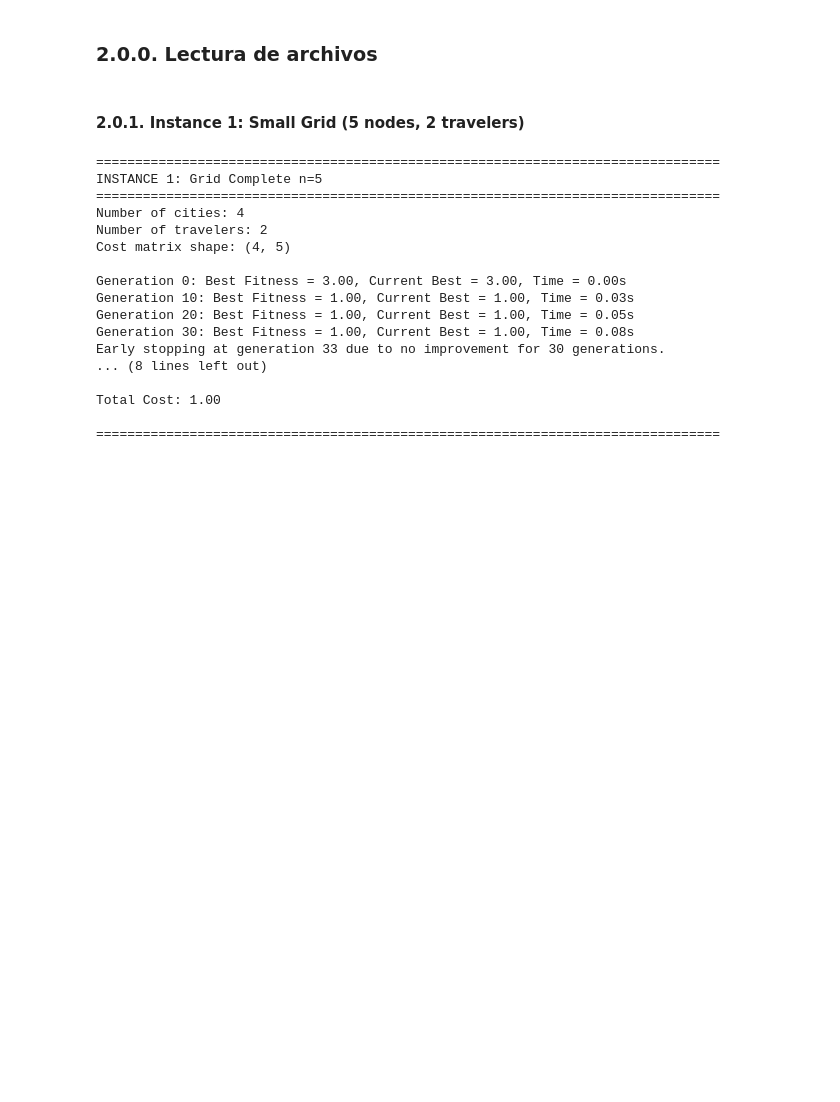
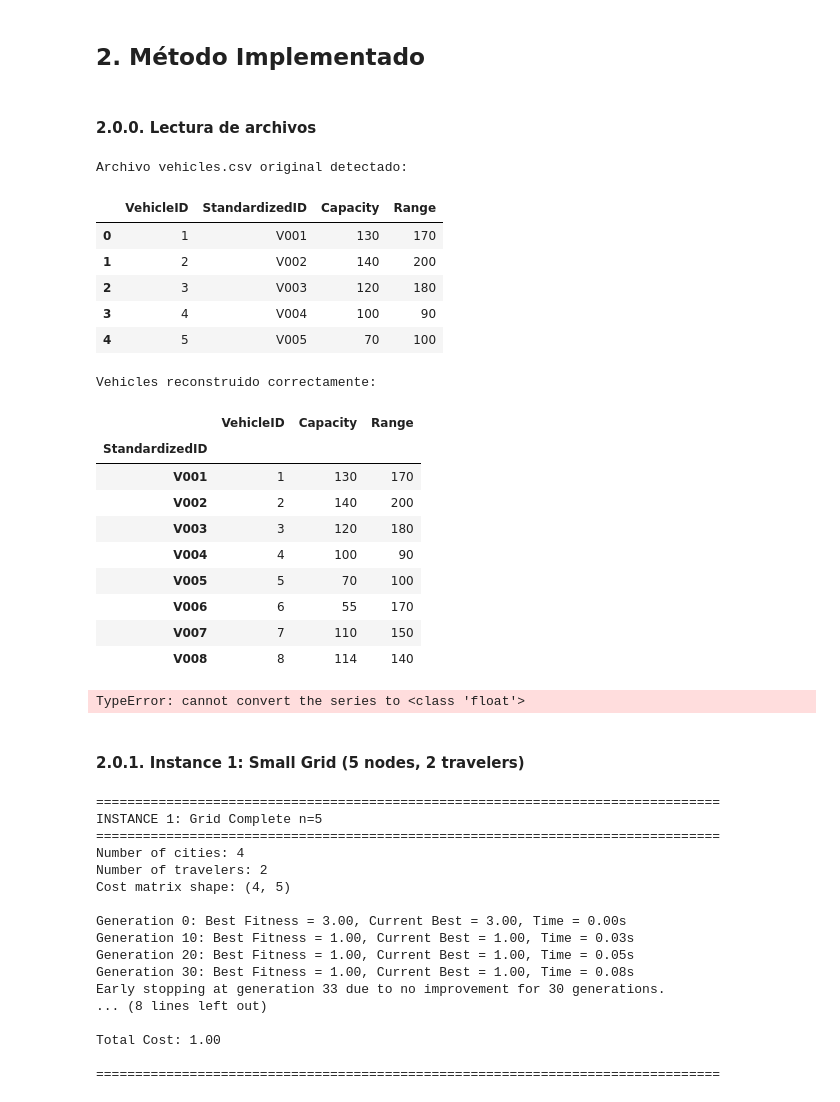
Before and after one commit to Jmi205/Proyecto-E3, a Jupyter notebook: MOS_P1_3.ipynb, the cells around one changed output. Cells and saved outputs as stored; diff of their text form; code cells hidden in the pictures; blank space fills up the shorter version.

```diff
--- a/MOS_P1_3.ipynb
+++ b/MOS_P1_3.ipynb
@@ -84,3 +82,5 @@ $$x_{pqk} = 0 \quad \forall{p, q \in D \cup C | p=q} \quad \forall{k \in K}$$
+# %% [markdown]
+## 2. Método Implementado
 # %%
 import numpy as np
 import matplotlib.pyplot as plt
@@ -806,7 +806,9 @@ def read_cost_matrix_csv(filename):
 
     return cost_matrix
 # %% [markdown]
-### 2.0.0. Lectura de archivos
+#### 2.0.0. Lectura de archivos
+# %%
+EXECUTED = False
 # %%
 import pandas as pd
 import numpy as np
@@ -814,6 +816,7 @@ import os
 from math import radians, sin, cos, sqrt, atan2
 
 def read_base():
+    global EXECUTED
 
     BASE = "cvrp_content-main/caso_base"
 
@@ -916,29 +919,32 @@ def read_base():
     d_matrix = dist.to_dict()
     t_matrix = time.to_dict()
 
-    parametros_path = 'cvrp_content-main/caso_base/parameters_base.csv'
+    if not EXECUTED:
+        parametros_path = 'cvrp_content-main/caso_base/parameters_base.csv'
 
-    parametros_base = pd.read_csv(parametros_path)
+        parametros_base = pd.read_csv(parametros_path)
 
-    # Agrear nuevas filas a paraetros base
-    nuevas_filas = pd.DataFrame({
-        'Parameter': ['C_fixed', 'C_dist', 'C_time'],
-        'Value': [50000, 427.96, 14600],
-        'unit': ['COP/vehicle', 'COP/Km', 'COP/Hora'],
-        'Description': ['Fixed activation cost per vehicle', 'Precio de mantenimiento por Km de un vehiculo de transporte', 'Costo operativo por hora de un vehículo (salario del conductor)']
-    })
+        # Agrear nuevas filas a paraetros base
+        nuevas_filas = pd.DataFrame({
+            'Parameter': ['C_fixed', 'C_dist', 'C_time'],
+            'Value': [50000, 427.96, 14600],
+            'unit': ['COP/vehicle', 'COP/Km', 'COP/Hora'],
+            'Description': ['Fixed activation cost per vehicle', 'Precio de mantenimiento por Km de un vehiculo de transporte', 'Costo operativo por hora de un vehículo (salario del conductor)']
+        })
 
-    parametros_base = pd.concat([parametros_base, nuevas_filas], ignore_index=True)
-    parametros_base
+        parametros_base = pd.concat([parametros_base, nuevas_filas], ignore_index=True)
+        parametros_base
 
-    parametros_base.to_csv(parametros_path, index=False)
+        parametros_base.to_csv(parametros_path, index=False)
 
-    cost_fixed = float(params["C_fixed"]) # Volver a ejecutar si hay un error en esta línea
+        EXECUTED = True
+
+    cost_fixed = float(params["C_fixed"]) # Volver a ejecutar si genera error
     cost_dist  = float(params["C_dist"])
     cost_time  = float(params["C_time"])
     fuel_price = float(params["fuel_price"])
 
-    return
+    return clients, depots, vehicles, params, d_matrix, t_matrix, cost_fixed, cost_dist, cost_time, fuel_price
 
 def read_a():
 
@@ -1067,7 +1073,7 @@ def read_a():
     cost_time  = float(params["C_time"])
     fuel_price = float(params["fuel_price"])
 
-    return
+    return clients, depots, vehicles, params, d_matrix, t_matrix, cost_fixed, cost_dist, cost_time, fuel_price
 
 def read_b():
     # Configuración de rutas
@@ -1193,7 +1199,29 @@ def read_b():
 
     print("Matrices de distancia y tiempo calculadas.")
 
-    return
+    return clients_df, depots_df, vehicles_df, params, dist_matrix, time_matrix, C_fixed, C_dist, C_time, Fuel_Price
+# %%
+read_base()
+# %% [output]
+Archivo vehicles.csv original detectado:
+|  | VehicleID | StandardizedID | Capacity | Range |
+| 0 | 1 | V001 | 130 | 170 |
+| 1 | 2 | V002 | 140 | 200 |
+| 2 | 3 | V003 | 120 | 180 |
+| 3 | 4 | V004 | 100 | 90 |
+| 4 | 5 | V005 | 70 | 100 |
+Vehicles reconstruido correctamente:
+|  | VehicleID | Capacity | Range |
+| StandardizedID |  |  |  |
+| V001 | 1 | 130 | 170 |
+| V002 | 2 | 140 | 200 |
+| V003 | 3 | 120 | 180 |
+| V004 | 4 | 100 | 90 |
+| V005 | 5 | 70 | 100 |
+| V006 | 6 | 55 | 170 |
+| V007 | 7 | 110 | 150 |
+| V008 | 8 | 114 | 140 |
+TypeError: cannot convert the series to <class 'float'>
 # %% [markdown]
 #### 2.0.1. Instance 1: Small Grid (5 nodes, 2 travelers)
 # %%
```
Also changed, not shown: parts of 1 cell of this notebook, 1 other file.
